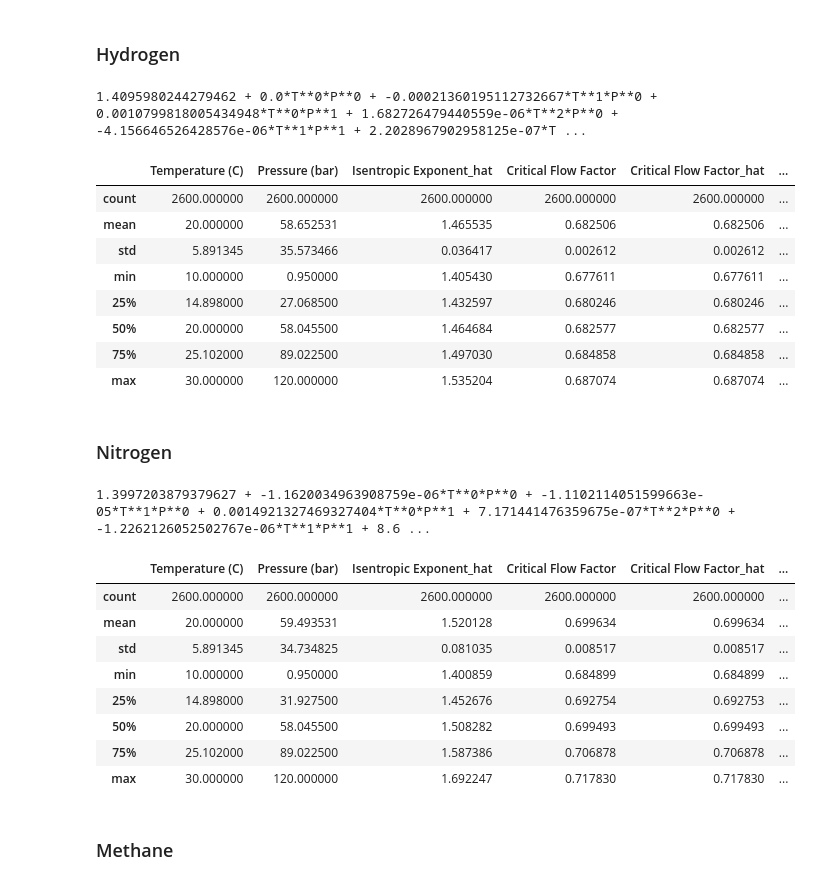
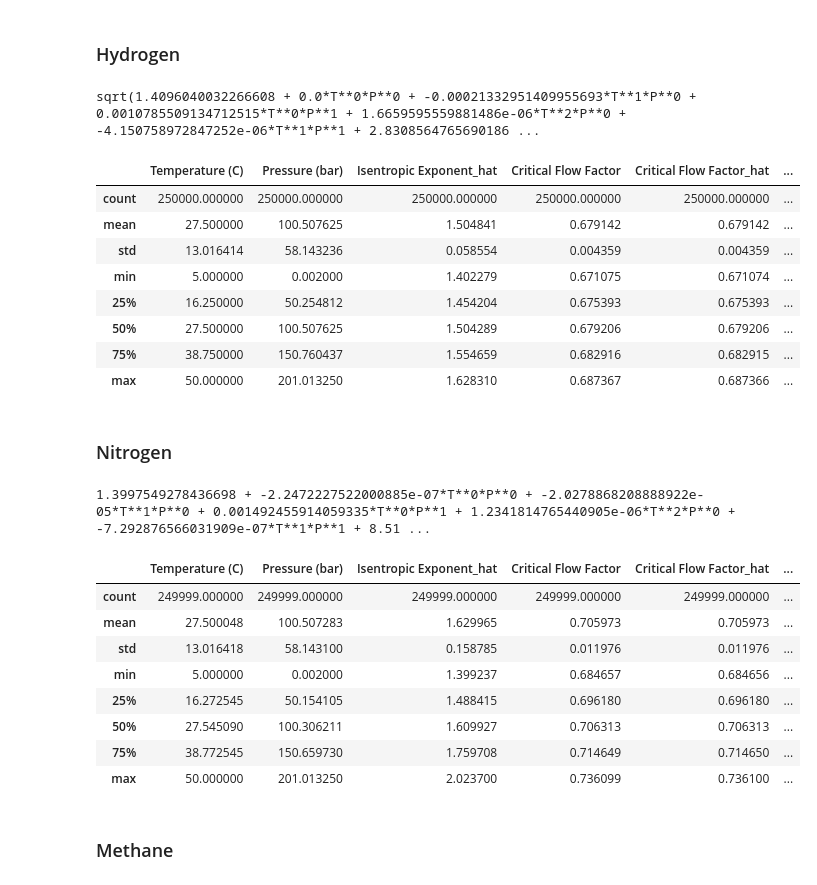
Before and after one commit to josephmcg16/primary-gas-fluid-properties, a Jupyter notebook: post_process.ipynb, the cells around one changed output. Cells and saved outputs as stored; diff of their text form; code cells hidden in the pictures.

```diff
--- a/post_process.ipynb
+++ b/post_process.ipynb
@@ -462,32 +504,32 @@ This formulation then allows us to estimate the critical flow factor as a functi
 # %%
 """Critical Flow Factor Fit Example Code with inputs for temperature and pressure in degrees Celsius and bar(a), respectively."""
 
 from fit_fluid_properties import fit_critical_flow_factor
 
 params = {
     "reference_data_directory": "data",
-    "reference_data_filename": "H2 Nist Properties 0.002-130 bar.xlsx",
-    "reference_fluid": "H2",
+    "reference_data_filename": "HYDROGEN PROPERTIES.xlsx",
+    "reference_fluid": "HYDROGEN",
     "model_poly_degree": 5,
 }
 
 df_critical_flow_factor, functional_form_text_critical_flow_factor = (
     fit_critical_flow_factor(params)
 )
 
 print(functional_form_text_critical_flow_factor)
 df_critical_flow_factor.describe()
 # %% [output]
-1.4095980244279462 + 0.0*T**0*P**0 + -0.00021360195112732667*T**1*P**0 + 0.0010799818005434948*T**0*P**1 + 1.682726479440559e-06*T**2*P**0 + -4.156646526428576e-06*T**1*P**1 + 2.2028967902958125e-07*T ...
+sqrt(1.4096040032266608 + 0.0*T**0*P**0 + -0.00021332951409955693*T**1*P**0 + 0.0010785509134712515*T**0*P**1 + 1.6659595559881486e-06*T**2*P**0 + -4.150758972847252e-06*T**1*P**1 + 2.8308564765690186 ...
 |  | Temperature (C) | Pressure (bar) | Isentropic Exponent_hat | Critical Flow Factor | Critical Flow Factor_hat | ... |
-| count | 2600.000000 | 2600.000000 | 2600.000000 | 2600.000000 | 2600.000000 | ... |
-| mean | 20.000000 | 58.652531 | 1.465535 | 0.682506 | 0.682506 | ... |
-| std | 5.891345 | 35.573466 | 0.036417 | 0.002612 | 0.002612 | ... |
-| min | 10.000000 | 0.950000 | 1.405430 | 0.677611 | 0.677611 | ... |
-| 25% | 14.898000 | 27.068500 | 1.432597 | 0.680246 | 0.680246 | ... |
-| 50% | 20.000000 | 58.045500 | 1.464684 | 0.682577 | 0.682577 | ... |
-| 75% | 25.102000 | 89.022500 | 1.497030 | 0.684858 | 0.684858 | ... |
-| max | 30.000000 | 120.000000 | 1.535204 | 0.687074 | 0.687074 | ... |
+| count | 250000.000000 | 250000.000000 | 250000.000000 | 250000.000000 | 250000.000000 | ... |
+| mean | 27.500000 | 100.507625 | 1.504841 | 0.679142 | 0.679142 | ... |
+| std | 13.016414 | 58.143236 | 0.058554 | 0.004359 | 0.004359 | ... |
+| min | 5.000000 | 0.002000 | 1.402279 | 0.671075 | 0.671074 | ... |
+| 25% | 16.250000 | 50.254812 | 1.454204 | 0.675393 | 0.675393 | ... |
+| 50% | 27.500000 | 100.507625 | 1.504289 | 0.679206 | 0.679206 | ... |
+| 75% | 38.750000 | 150.760437 | 1.554659 | 0.682916 | 0.682915 | ... |
+| max | 50.000000 | 201.013250 | 1.628310 | 0.687367 | 0.687366 | ... |
 # %% [markdown]
 ### Nitrogen
 # %%
@@ -497,8 +539,8 @@ from fit_fluid_properties import fit_critical_flow_factor
 
 params = {
     "reference_data_directory": "data",
-    "reference_data_filename": "N2 Nist Properties 0.002-130 bar.xlsx",
-    "reference_fluid": "N2",
+    "reference_data_filename": "NITROGEN PROPERTIES.xlsx",
+    "reference_fluid": "NITROGEN",
     "model_poly_degree": 6,
 }
 
@@ -509,16 +551,16 @@ df_critical_flow_factor, functional_form_text_critical_flow_factor = (
 print(functional_form_text_critical_flow_factor)
 df_critical_flow_factor.describe()
 # %% [output]
-1.3997203879379627 + -1.1620034963908759e-06*T**0*P**0 + -1.1102114051599663e-05*T**1*P**0 + 0.0014921327469327404*T**0*P**1 + 7.171441476359675e-07*T**2*P**0 + -1.2262126052502767e-06*T**1*P**1 + 8.6 ...
+1.3997549278436698 + -2.2472227522000885e-07*T**0*P**0 + -2.0278868208888922e-05*T**1*P**0 + 0.001492455914059335*T**0*P**1 + 1.2341814765440905e-06*T**2*P**0 + -7.292876566031909e-07*T**1*P**1 + 8.51 ...
 |  | Temperature (C) | Pressure (bar) | Isentropic Exponent_hat | Critical Flow Factor | Critical Flow Factor_hat | ... |
-| count | 2600.000000 | 2600.000000 | 2600.000000 | 2600.000000 | 2600.000000 | ... |
-| mean | 20.000000 | 59.493531 | 1.520128 | 0.699634 | 0.699634 | ... |
-| std | 5.891345 | 34.734825 | 0.081035 | 0.008517 | 0.008517 | ... |
-| min | 10.000000 | 0.950000 | 1.400859 | 0.684899 | 0.684899 | ... |
-| 25% | 14.898000 | 31.927500 | 1.452676 | 0.692754 | 0.692753 | ... |
-| 50% | 20.000000 | 58.045500 | 1.508282 | 0.699493 | 0.699493 | ... |
-| 75% | 25.102000 | 89.022500 | 1.587386 | 0.706878 | 0.706878 | ... |
-| max | 30.000000 | 120.000000 | 1.692247 | 0.717830 | 0.717830 | ... |
+| count | 249999.000000 | 249999.000000 | 249999.000000 | 249999.000000 | 249999.000000 | ... |
+| mean | 27.500048 | 100.507283 | 1.629965 | 0.705973 | 0.705973 | ... |
+| std | 13.016418 | 58.143100 | 0.158785 | 0.011976 | 0.011976 | ... |
+| min | 5.000000 | 0.002000 | 1.399237 | 0.684657 | 0.684656 | ... |
+| 25% | 16.272545 | 50.154105 | 1.488415 | 0.696180 | 0.696180 | ... |
+| 50% | 27.545090 | 100.306211 | 1.609927 | 0.706313 | 0.706313 | ... |
+| 75% | 38.772545 | 150.659730 | 1.759708 | 0.714649 | 0.714650 | ... |
+| max | 50.000000 | 201.013250 | 2.023700 | 0.736099 | 0.736100 | ... |
 # %% [markdown]
 ### Methane
 # %%
```
Also changed, not shown: parts of 8 cells of this notebook.
